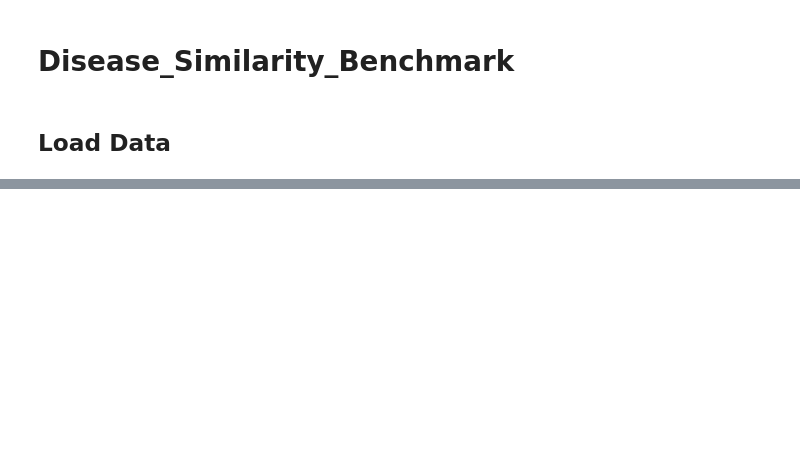
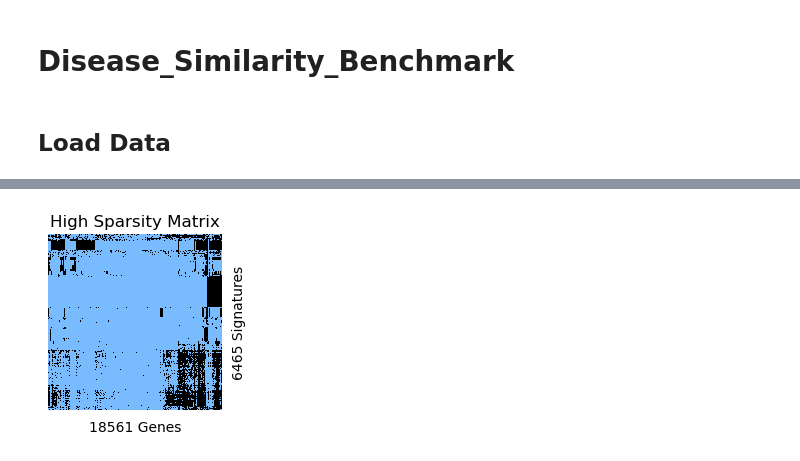
Before and after one commit to 00dylan00/Disease-Signatures, a Jupyter notebook: documentation/DiSignAtlas.Disease_Similarity_Benchmark.ipynb, the cells around one changed output, grey strips where cells are left out. Cells and saved outputs as stored; diff of their text form; code cells hidden in the pictures; blank space fills up the shorter version.

```diff
--- a/documentation/DiSignAtlas.Disease_Similarity_Benchmark.ipynb
+++ b/documentation/DiSignAtlas.Disease_Similarity_Benchmark.ipynb
@@ -1350,0 +964,61 @@ for disease in diseases_high_counts:
+# %%
+from matplotlib.colors import ListedColormap
+
+# Define a custom color map: 1s in blue, 0s in black
+cmap = sns.color_palette("light:b", as_cmap=True)
+cmap.set_bad(color="black")
+
+
+_data_matrix = data_matrix.copy()
+_data_matrix = np.ones_like(_data_matrix)
+_data_matrix[nan_mask] = 0
+
+# Define a custom color map: 1s in blue, 0s in black, NaNs in gray
+cmap = ListedColormap(["black", "#78bcff"])
+cmap.set_bad("gray", 1.0)  # Handle NaN values, setting them to gray
+
+# Randomly select rows and columns
+rows = np.random.choice(data_matrix.shape[0], 3000, replace=False)
+cols = np.random.choice(data_matrix.shape[1], 3000, replace=False)
+
+
+# Plot the cluster map without applying nan_mask as mask parameter since we've handled NaNs
+cg = sns.clustermap(
+    _data_matrix[rows][:, cols],
+    cmap=cmap,
+    figsize=(3, 3),
+    cbar_pos=None,
+    col_cluster=True,
+    row_cluster=True,
+    vmin=0,  # Minimum value for color mapping
+    vmax=1,  # Maximum value for color mapping
+)
+
+
+# Suppress dendrograms
+cg.ax_row_dendrogram.set_visible(False)  # suppress row dendrogram
+cg.ax_col_dendrogram.set_visible(False)  # suppress column dendrogram
+
+# Remove x and y labels
+cg.ax_heatmap.set_xticklabels([])
+cg.ax_heatmap.set_yticklabels([])
+
+# Set axis labels
+cg.ax_heatmap.set_xlabel(f"{len(most_common_gene_ids)} Genes")  # Set x-axis label
+cg.ax_heatmap.set_ylabel(f"{len(dsaids_matrix)} Signatures")  # Set y-axis label
+
+cg.ax_heatmap.tick_params(axis="both", which="both", length=0)  # Remove tick lines
+plt.title("%s Matrix" % {"LS": "Low Sparsity", "HS": "High Sparsity"}[sparsity])
+plt.savefig(
+    os.path.join(
+        "..",
+        "results",
+        "figures",
+        "DiSignAtlas",
+        f"cluster_map.nans.{sparsity}.png",
+    ),
+    dpi=300,
+    bbox_inches="tight",
+)
+# %% [output]
+[figure, added]
```
Also changed, not shown: parts of 111 cells of this notebook.
